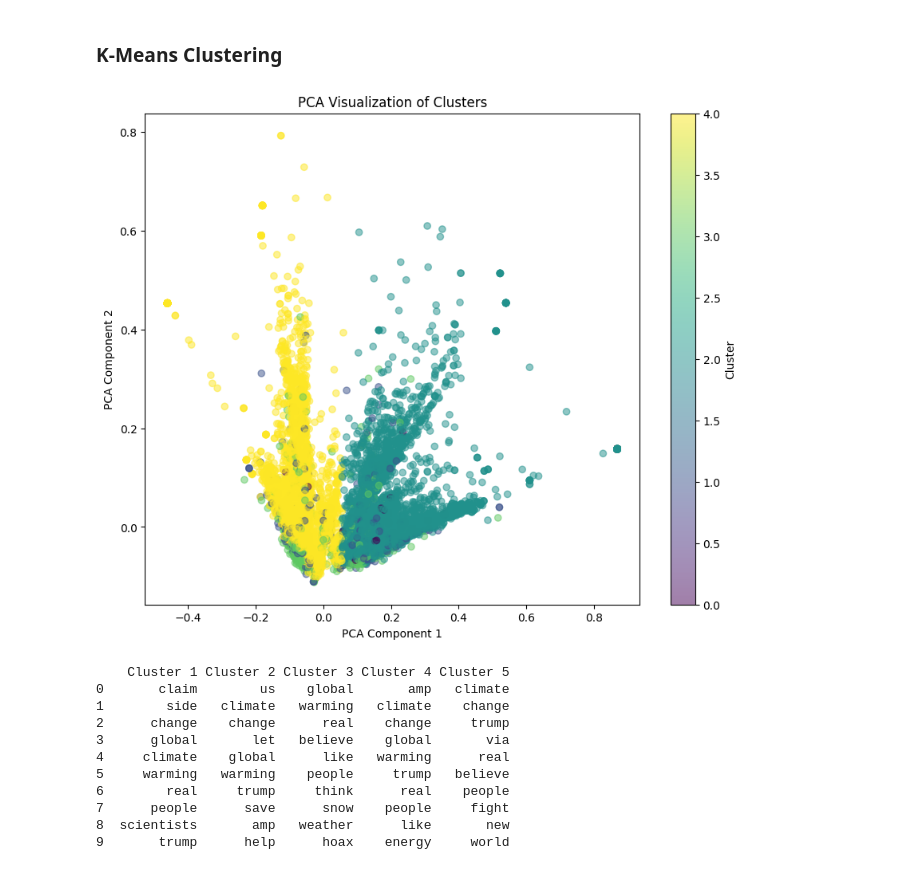
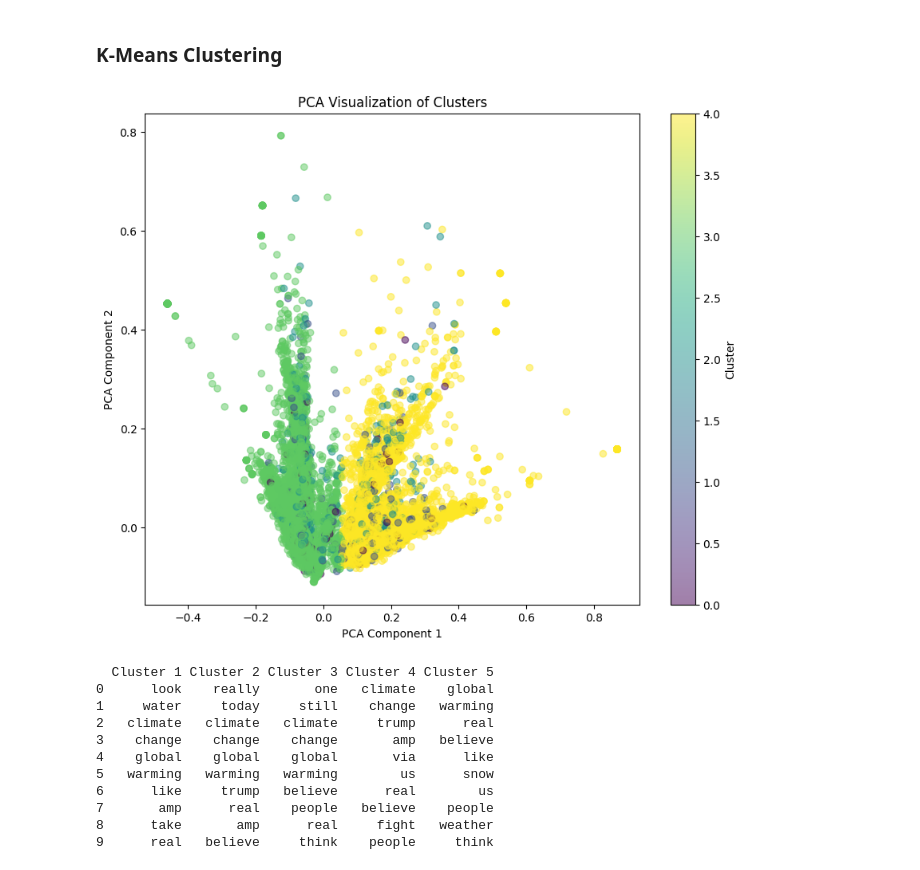
Before and after one commit to ramya1907/climate-change-tweets-analysis, a Jupyter notebook: climate_change_stance_analysis.ipynb, the cells around one changed output. Saved outputs shown, nothing was run; the diff lists cells and outputs as text; code cells hidden in the pictures.

```diff
--- a/climate_change_stance_analysis.ipynb
+++ b/climate_change_stance_analysis.ipynb
@@ -661,10 +696,12 @@ plt.show()
 # %% [markdown]
 ### K-Means Clustering
 # %%
-# combined_df = pd.read_csv('combined_data.csv')
+combined_df = pd.read_csv('combined_data.csv')
+combined_df.dropna(inplace=True)
 # %%
 # Create corpus
-corpus = [' '.join(tokens) for tokens in combined_df['tokenized_tweet']]
+# corpus = [' '.join(tokens) for tokens in combined_df['tokenized_tweet']]
+corpus = combined_df['tokenized_tweet'].tolist()
 
 tfidf_vectorizer = TfidfVectorizer(min_df=10, max_df=0.85)
 
@@ -674,44 +711,44 @@ vocab = tfidf_vectorizer.get_feature_names_out()
 
 kmeans = KMeans(n_clusters=5, random_state=345, n_init='auto')
 clusters = kmeans.fit_predict(X)
 centroids = kmeans.cluster_centers_
 
 # Perform Prinicipal Component Analysis
 pca = PCA(n_components=2, random_state=1048)
 X_pca = pca.fit_transform(X.toarray())
 
 # Step 3: Visualize the clusters
 plt.figure(figsize=(10, 8))
 plt.scatter(X_pca[:, 0], X_pca[:, 1], c=clusters, cmap='viridis', marker='o', alpha=0.5)
 plt.title('PCA Visualization of Clusters')
 plt.xlabel('PCA Component 1')
 plt.ylabel('PCA Component 2')
 plt.colorbar(label='Cluster')
 plt.show()
 
 n_top_terms = 10
 top_term_indices = centroids.argsort()[:, ::-1][:, :n_top_terms]
 
 top_terms_per_cluster = {}
 for cluster_id, indices in enumerate(top_term_indices):
   terms = [vocab[idx] for idx in indices]
   top_terms_per_cluster[f'Cluster {cluster_id + 1}'] = terms
 
 top_terms_df = pd.DataFrame.from_dict(top_terms_per_cluster, orient='index')
 top_terms_df = top_terms_df.transpose()
 print(top_terms_df)
 # %% [output]
-[figure, old version]
+[figure, new version]
-    Cluster 1 Cluster 2 Cluster 3 Cluster 4 Cluster 5
-0       claim        us    global       amp   climate
-1        side   climate   warming   climate    change
-2      change    change      real    change     trump
-3      global       let   believe    global       via
-4     climate    global      like   warming      real
-5     warming   warming    people     trump   believe
-6        real     trump     think      real    people
-7      people      save      snow    people     fight
-8  scientists       amp   weather      like       new
-9       trump      help      hoax    energy     world
+  Cluster 1 Cluster 2 Cluster 3 Cluster 4 Cluster 5
+0      look    really       one   climate    global
+1     water     today     still    change   warming
+2   climate   climate   climate     trump      real
+3    change    change    change       amp   believe
+4    global    global    global       via      like
+5   warming   warming   warming        us      snow
+6      like     trump   believe      real        us
+7       amp      real    people   believe    people
+8      take       amp      real     fight   weather
+9      real   believe     think    people     think
 # %%
 # Create Anti DataFrame
```
Also changed, not shown: parts of 28 cells of this notebook.
